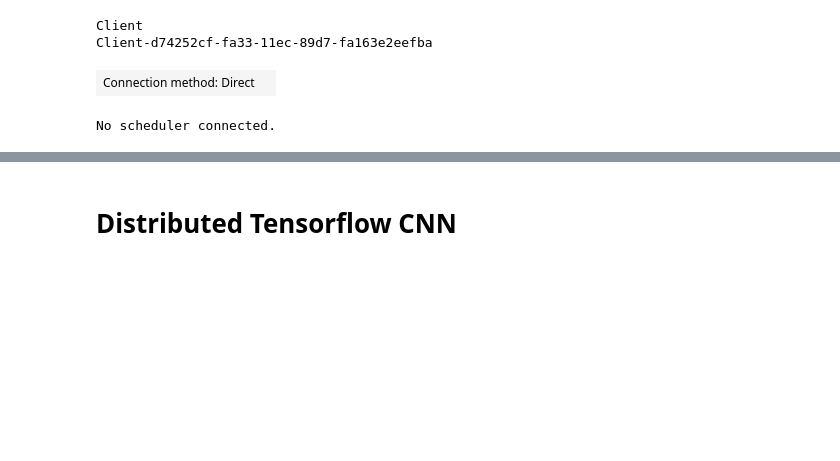
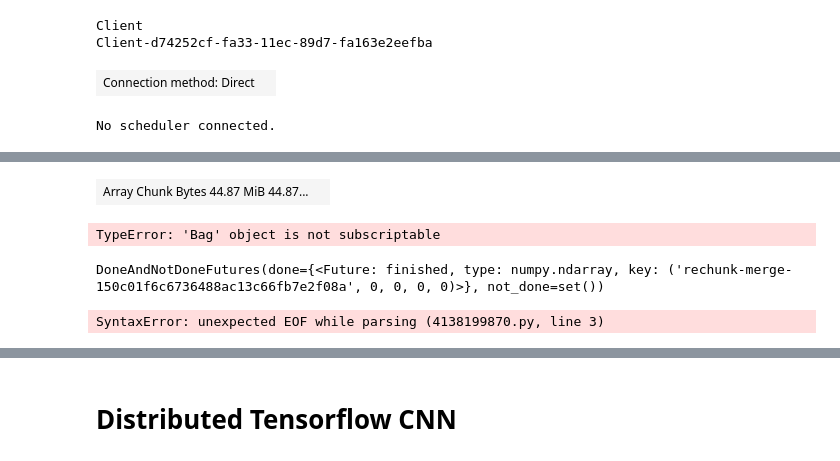
Before and after one commit to DanHarJor/MAPD-B, a Jupyter notebook: dask/notebooks/Daniel_dask_preprocessing.ipynb, the cells around one changed output, grey strips where cells are left out. Saved outputs shown, nothing was run; the diff lists cells and outputs as text; code cells hidden in the pictures; blank space fills up the shorter version.

```diff
--- a/dask/notebooks/Daniel_dask_preprocessing.ipynb
+++ b/dask/notebooks/Daniel_dask_preprocessing.ipynb
@@ -871,0 +1225,5 @@ client.has_what()
+# %%
+face_val2 = da.from_npy_stack('/home/ubuntu/daskShared_local/face_val.npy')
+face_val2
+# %% [output]
+| Array Chunk Bytes 44.87 MiB 44.87... |  |
@@ -871,0 +1233,13 @@ client.has_what()
+# %%
+face.to_
+# %% [output]
+TypeError: 'Bag' object is not subscriptable
+# %%
+face = face.persist()
+wait(face)
+# %% [output]
+DoneAndNotDoneFutures(done={<Future: finished, type: numpy.ndarray, key: ('rechunk-merge-150c01f6c6736488ac13c66fb7e2f08a', 0, 0, 0, 0)>}, not_done=set())
+# %%
+da.to_npy_stack('/home/ubuntu/daskShared_local/face_val/face_val.npy', face, axis=0)
+# %% [output]
+SyntaxError: unexpected EOF while parsing (4138199870.py, line 3)
```
Also changed, not shown: parts of 117 cells of this notebook, 2 other files.
